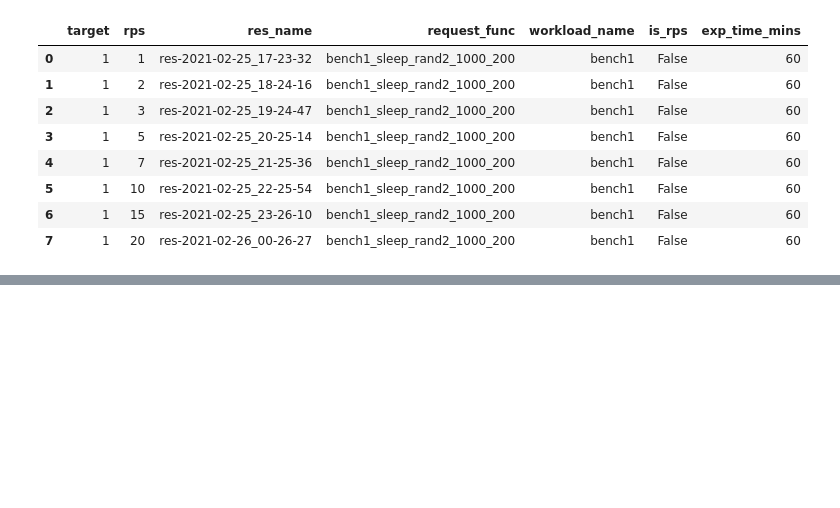
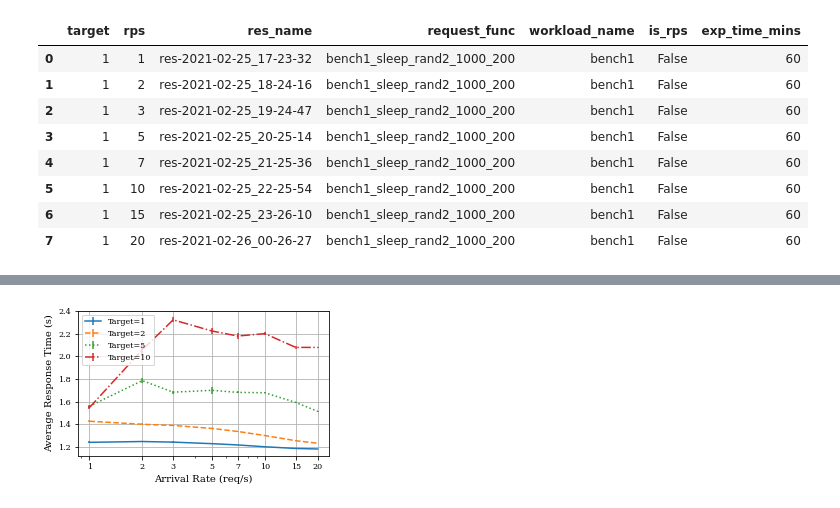
Before and after one commit to pacslab/conc-value-perf-modelling, a Jupyter notebook: experiments/parse_multiple.ipynb, the cells around one changed output, grey strips where cells are left out. Saved outputs shown, nothing was run; the diff lists cells and outputs as text; code cells hidden in the pictures; blank space fills up the shorter version.

```diff
--- a/experiments/parse_multiple.ipynb
+++ b/experiments/parse_multiple.ipynb
@@ -140,0 +175,17 @@ parse_util.tmp_fig_save('conc_window_average_vs_arrival_rate', exp_config_name)
+# %%
+plt.figure(figsize=(4,2.5))
+for target_value in overview_parsed_df['target'].unique():
+    sub_df = overview_parsed_df.loc[overview_parsed_df['target'] == target_value, :]
+    # plt.semilogx(sub_df['rps'], sub_df['conc_window_average_mean'])
+    plt.errorbar(sub_df['rps'], sub_df['client_elapsed_time_mean'], yerr=sub_df['client_elapsed_time_ci'], label=f"Target={target_value}")
+
+plt.gca().set_xscale('log')
+plt.xticks(rps_ticks, rps_ticks)
+plt.legend()
+plt.tight_layout()
+plt.grid(True)
+plt.xlabel("Arrival Rate (req/s)")
+plt.ylabel("Average Response Time (s)")
+parse_util.tmp_fig_save('average_resp_time_vs_arrival_rate', exp_config_name)
+# %% [output]
+[figure, added]
```
Also changed, not shown: parts of 7 cells of this notebook, 2 other files.
